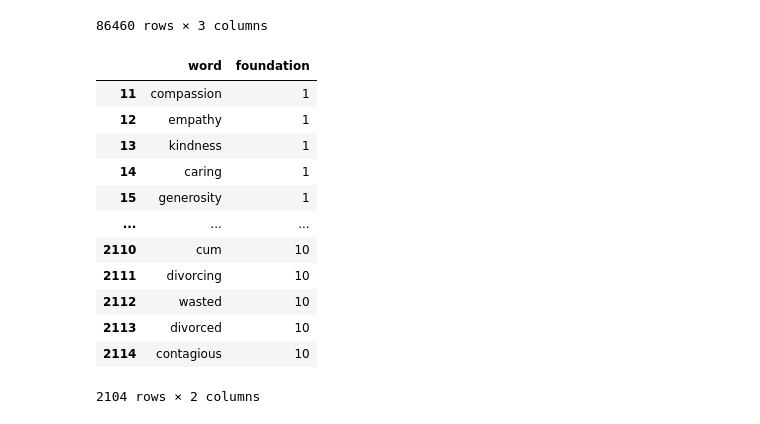
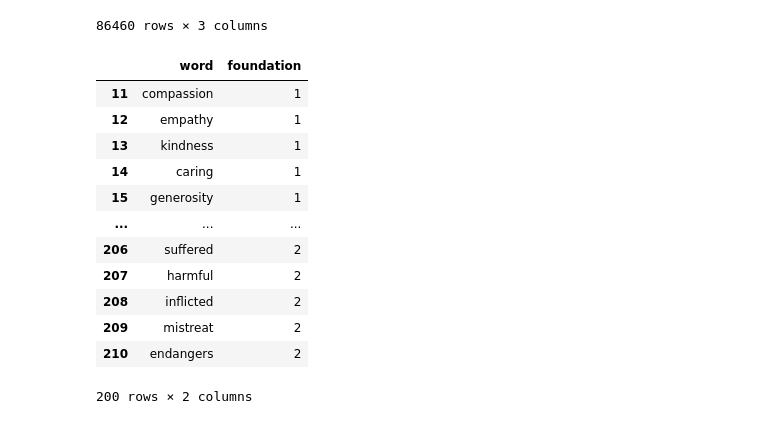
Before and after one commit to redrobb07/Capstone-Project, a Jupyter notebook: Capstone-Project/code/Untitled.ipynb, the cells around one changed output. Cells and saved outputs as stored; diff of their text form; code cells hidden in the pictures.

```diff
--- a/Capstone-Project/code/Untitled.ipynb
+++ b/Capstone-Project/code/Untitled.ipynb
@@ -24,23 +24,23 @@ with open('convert.txt', 'w') as convert_file:
 # %%
 found_df = pd.read_csv('../mfd2.0 (1).dic', sep='\t')
 found_df.reset_index(inplace=True)
 found_df.columns = ['word', 'foundation']
 found_df = found_df.drop(labels=range(0, 11), axis=0)
-found_df
+found_df.head(200)
 # %% [output]
 |  | word | foundation |
 | 11 | compassion | 1 |
 | 12 | empathy | 1 |
 | 13 | kindness | 1 |
 | 14 | caring | 1 |
 | 15 | generosity | 1 |
 | ... | ... | ... |
-| 2110 | cum | 10 |
-| 2111 | divorcing | 10 |
-| 2112 | wasted | 10 |
-| 2113 | divorced | 10 |
-| 2114 | contagious | 10 |
+| 206 | suffered | 2 |
+| 207 | harmful | 2 |
+| 208 | inflicted | 2 |
+| 209 | mistreat | 2 |
+| 210 | endangers | 2 |
-2104 rows × 2 columns
+200 rows × 2 columns
 # %%
 from sklearn.feature_extraction.text import CountVectorizer
 
```
Also changed, not shown: parts of 10 cells of this notebook.
